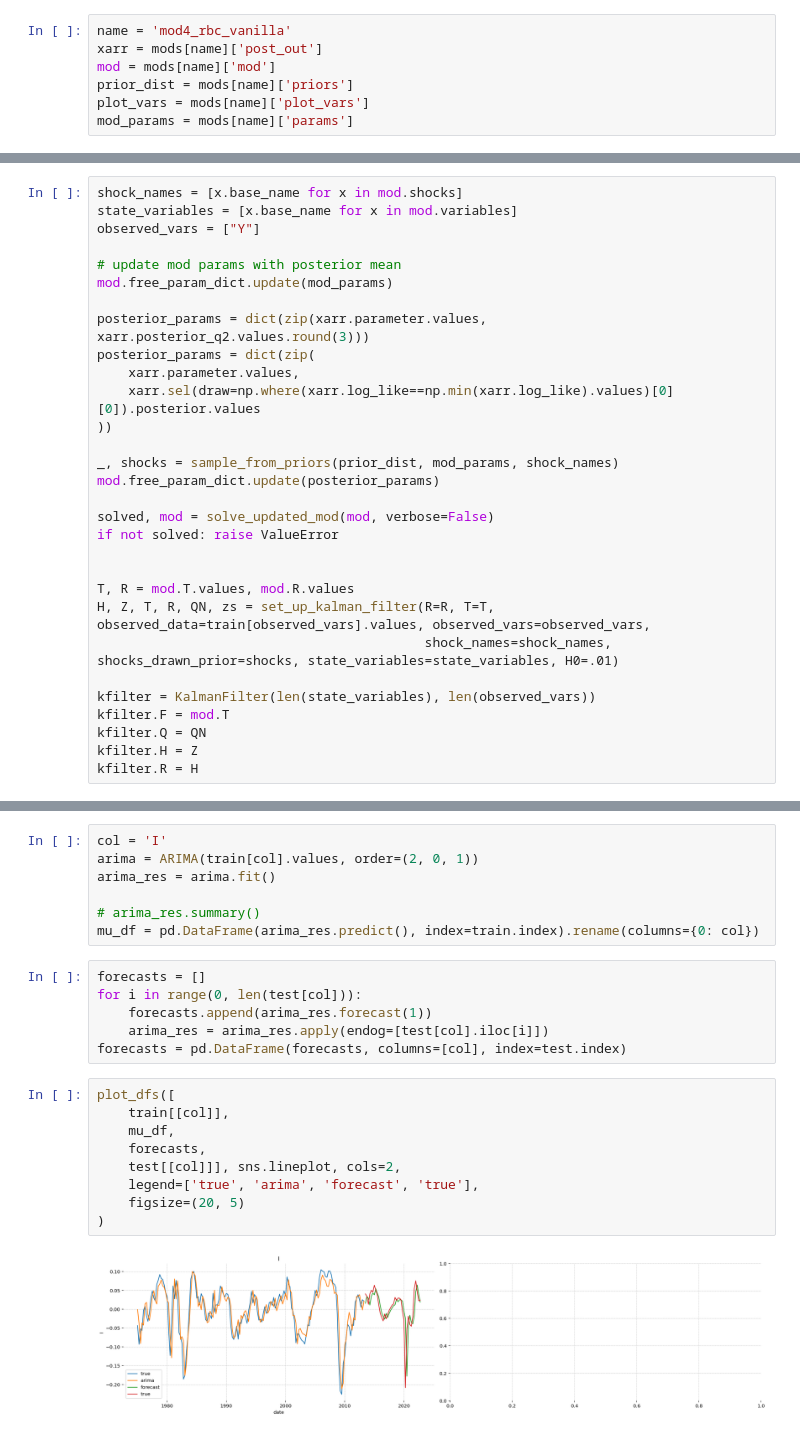
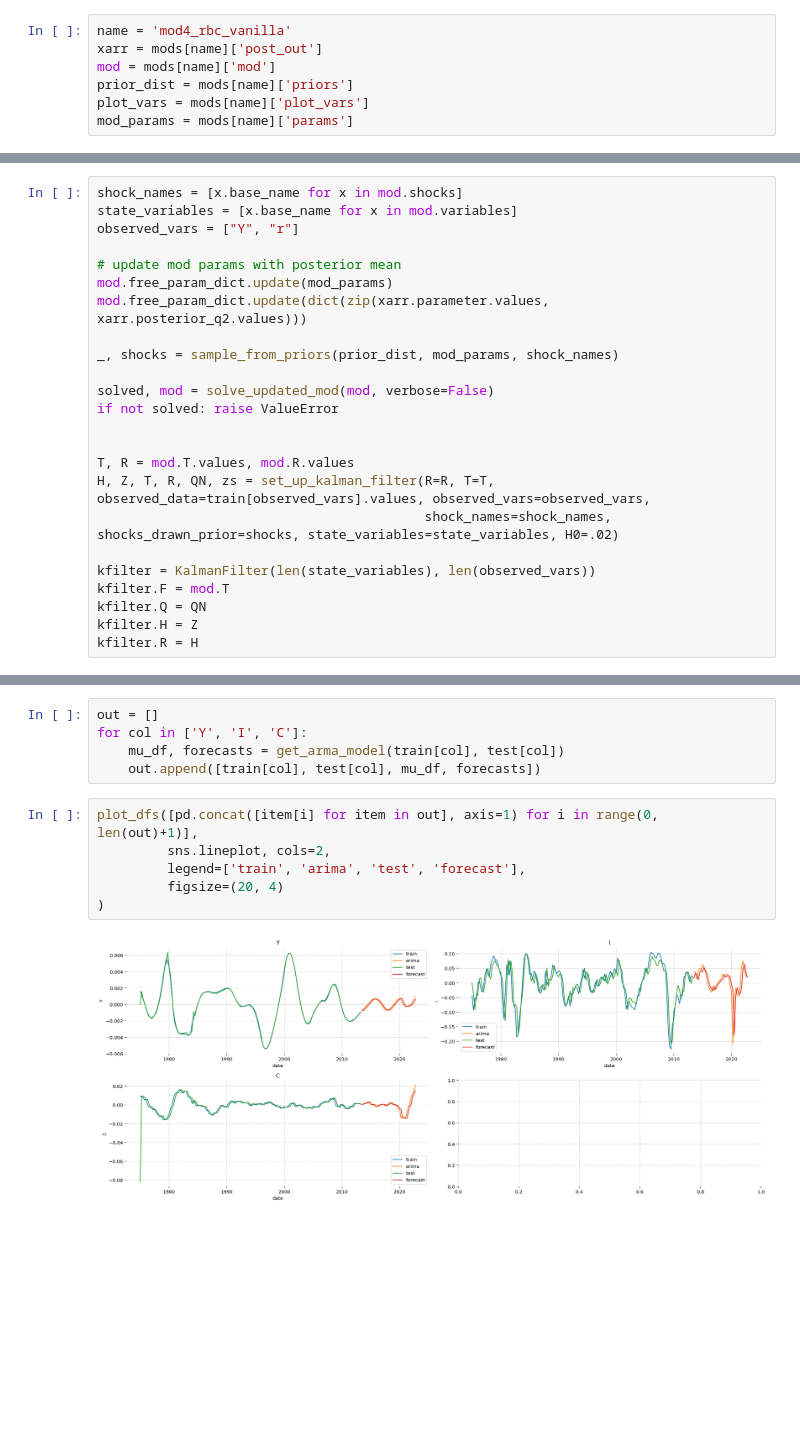
Before and after one commit to lukasgrahl/memoire1, a Jupyter notebook: notebooks/04-forecasting.ipynb, the cells around one changed output, grey strips where cells are left out. Saved outputs shown, nothing was run; the diff lists cells and outputs as text; blank space fills up the shorter version.

```diff
--- a/notebooks/04-forecasting.ipynb
+++ b/notebooks/04-forecasting.ipynb
@@ -162,19 +136,13 @@ def solve_updated_mod(mod, verbose: bool = True, **kwargs) -> (bool, object):
 # %%
 shock_names = [x.base_name for x in mod.shocks]
 state_variables = [x.base_name for x in mod.variables]
-observed_vars = ["Y"]
+observed_vars = ["Y", "r"]
 
 # update mod params with posterior mean
 mod.free_param_dict.update(mod_params)
-
-posterior_params = dict(zip(xarr.parameter.values, xarr.posterior_q2.values.round(3)))
-posterior_params = dict(zip(
-    xarr.parameter.values,
-    xarr.sel(draw=np.where(xarr.log_like==np.min(xarr.log_like).values)[0][0]).posterior.values
-))
+mod.free_param_dict.update(dict(zip(xarr.parameter.values, xarr.posterior_q2.values)))
 
 _, shocks = sample_from_priors(prior_dist, mod_params, shock_names)
-mod.free_param_dict.update(posterior_params)
 
 solved, mod = solve_updated_mod(mod, verbose=False)
 if not solved: raise ValueError
@@ -182,7 +150,7 @@ if not solved: raise ValueError
 
 T, R = mod.T.values, mod.R.values
 H, Z, T, R, QN, zs = set_up_kalman_filter(R=R, T=T, observed_data=train[observed_vars].values, observed_vars=observed_vars,
-                                          shock_names=shock_names, shocks_drawn_prior=shocks, state_variables=state_variables, H0=.01)
+                                          shock_names=shock_names, shocks_drawn_prior=shocks, state_variables=state_variables, H0=.02)
 
 kfilter = KalmanFilter(len(state_variables), len(observed_vars))
 kfilter.F = mod.T
@@ -252,24 +211,13 @@ from statsmodels.tsa.arima.model import ARIMA
-# %%
-col = 'I'
-arima = ARIMA(train[col].values, order=(2, 0, 1))
-arima_res = arima.fit()
-
-# arima_res.summary()
-mu_df = pd.DataFrame(arima_res.predict(), index=train.index).rename(columns={0: col})
-# %%
-forecasts = []
-for i in range(0, len(test[col])):
-    forecasts.append(arima_res.forecast(1))
-    arima_res = arima_res.apply(endog=[test[col].iloc[i]])
-forecasts = pd.DataFrame(forecasts, columns=[col], index=test.index)
+# %%
+out = []
+for col in ['Y', 'I', 'C']:
+    mu_df, forecasts = get_arma_model(train[col], test[col])
+    out.append([train[col], test[col], mu_df, forecasts])
 # %%
-plot_dfs([
-    train[[col]],
-    mu_df,
-    forecasts,
-    test[[col]]], sns.lineplot, cols=2,
-    legend=['true', 'arima', 'forecast', 'true'],
-    figsize=(20, 5)
+plot_dfs([pd.concat([item[i] for item in out], axis=1) for i in range(0, len(out)+1)],
+         sns.lineplot, cols=2,
+         legend=['train', 'arima', 'test', 'forecast'],
+         figsize=(20, 4)
 )
 # %% [output]
-[figure, old version]
+[figure, new version]
```
Also changed, not shown: parts of 19 cells of this notebook, 2 other files.
